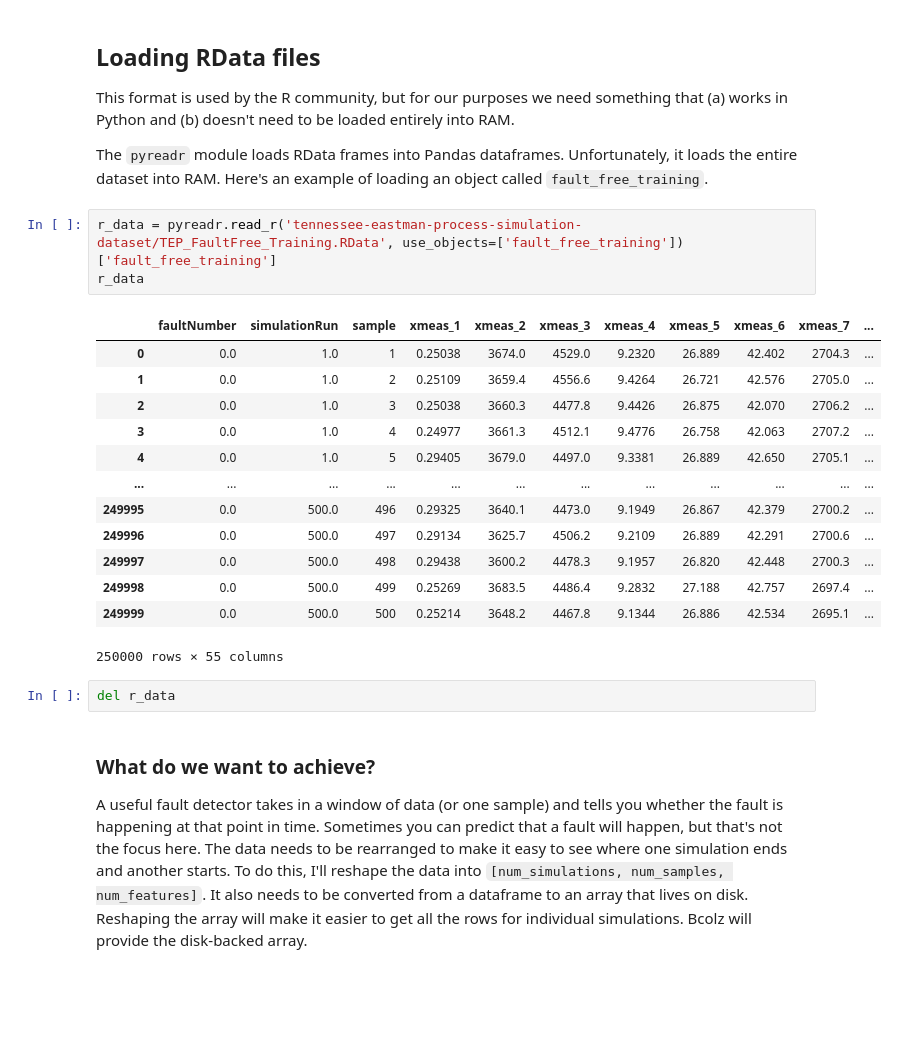
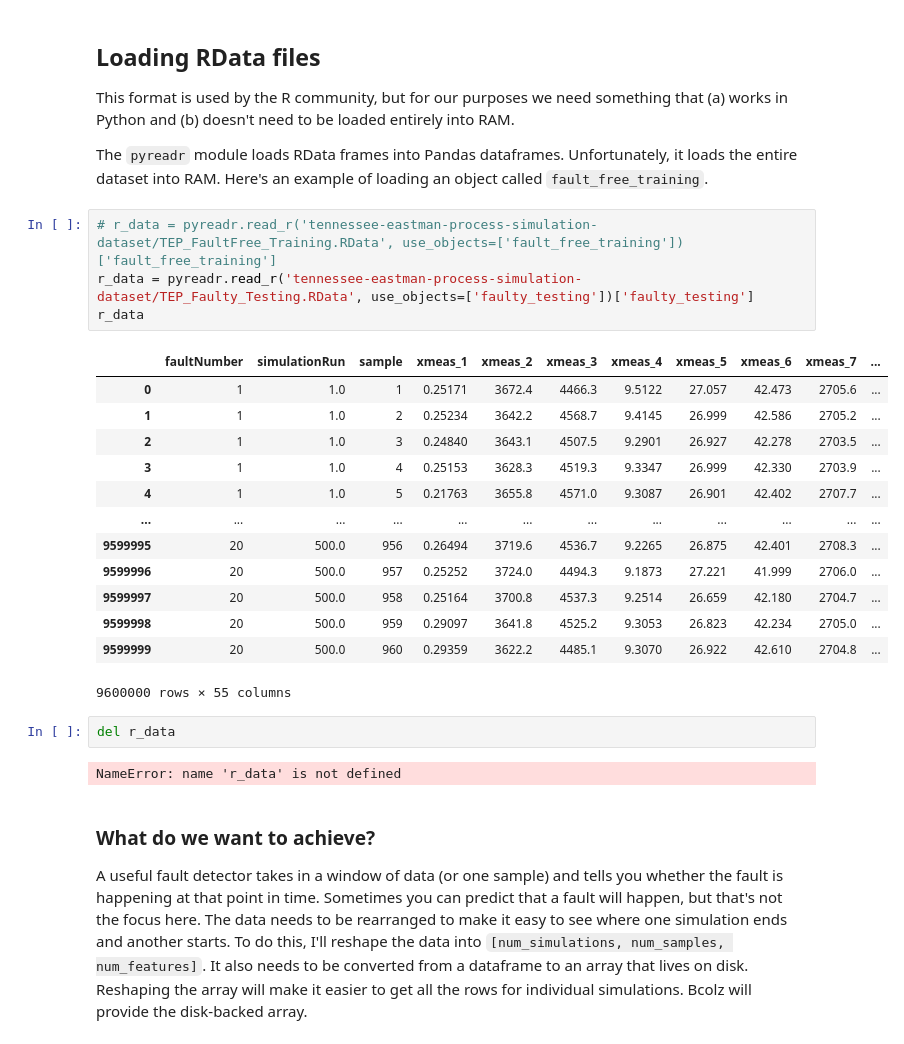
Before and after one commit to williamjshipman/MachineLearningProjects, a Jupyter notebook: MLWithBigDataOnALaptop/src/TEP_DataPrep.ipynb, the cells around one changed output. Saved outputs shown, nothing was run; the diff lists cells and outputs as text; blank space fills up the shorter version.

```diff
--- a/MLWithBigDataOnALaptop/src/TEP_DataPrep.ipynb
+++ b/MLWithBigDataOnALaptop/src/TEP_DataPrep.ipynb
@@ -39,24 +41,27 @@ This format is used by the R community, but for our purposes we need something t
 
 The `pyreadr` module loads RData frames into Pandas dataframes. Unfortunately, it loads the entire dataset into RAM. Here's an example of loading an object called `fault_free_training`.
 # %%
-r_data = pyreadr.read_r('tennessee-eastman-process-simulation-dataset/TEP_FaultFree_Training.RData', use_objects=['fault_free_training'])['fault_free_training']
+# r_data = pyreadr.read_r('tennessee-eastman-process-simulation-dataset/TEP_FaultFree_Training.RData', use_objects=['fault_free_training'])['fault_free_training']
+r_data = pyreadr.read_r('tennessee-eastman-process-simulation-dataset/TEP_Faulty_Testing.RData', use_objects=['faulty_testing'])['faulty_testing']
 r_data
 # %% [output]
 |  | faultNumber | simulationRun | sample | xmeas_1 | xmeas_2 | xmeas_3 | xmeas_4 | xmeas_5 | xmeas_6 | xmeas_7 | ... |
-| 0 | 0.0 | 1.0 | 1 | 0.25038 | 3674.0 | 4529.0 | 9.2320 | 26.889 | 42.402 | 2704.3 | ... |
-| 1 | 0.0 | 1.0 | 2 | 0.25109 | 3659.4 | 4556.6 | 9.4264 | 26.721 | 42.576 | 2705.0 | ... |
-| 2 | 0.0 | 1.0 | 3 | 0.25038 | 3660.3 | 4477.8 | 9.4426 | 26.875 | 42.070 | 2706.2 | ... |
-| 3 | 0.0 | 1.0 | 4 | 0.24977 | 3661.3 | 4512.1 | 9.4776 | 26.758 | 42.063 | 2707.2 | ... |
-| 4 | 0.0 | 1.0 | 5 | 0.29405 | 3679.0 | 4497.0 | 9.3381 | 26.889 | 42.650 | 2705.1 | ... |
+| 0 | 1 | 1.0 | 1 | 0.25171 | 3672.4 | 4466.3 | 9.5122 | 27.057 | 42.473 | 2705.6 | ... |
+| 1 | 1 | 1.0 | 2 | 0.25234 | 3642.2 | 4568.7 | 9.4145 | 26.999 | 42.586 | 2705.2 | ... |
+| 2 | 1 | 1.0 | 3 | 0.24840 | 3643.1 | 4507.5 | 9.2901 | 26.927 | 42.278 | 2703.5 | ... |
+| 3 | 1 | 1.0 | 4 | 0.25153 | 3628.3 | 4519.3 | 9.3347 | 26.999 | 42.330 | 2703.9 | ... |
+| 4 | 1 | 1.0 | 5 | 0.21763 | 3655.8 | 4571.0 | 9.3087 | 26.901 | 42.402 | 2707.7 | ... |
 | ... | ... | ... | ... | ... | ... | ... | ... | ... | ... | ... | ... |
-| 249995 | 0.0 | 500.0 | 496 | 0.29325 | 3640.1 | 4473.0 | 9.1949 | 26.867 | 42.379 | 2700.2 | ... |
-| 249996 | 0.0 | 500.0 | 497 | 0.29134 | 3625.7 | 4506.2 | 9.2109 | 26.889 | 42.291 | 2700.6 | ... |
-| 249997 | 0.0 | 500.0 | 498 | 0.29438 | 3600.2 | 4478.3 | 9.1957 | 26.820 | 42.448 | 2700.3 | ... |
-| 249998 | 0.0 | 500.0 | 499 | 0.25269 | 3683.5 | 4486.4 | 9.2832 | 27.188 | 42.757 | 2697.4 | ... |
-| 249999 | 0.0 | 500.0 | 500 | 0.25214 | 3648.2 | 4467.8 | 9.1344 | 26.886 | 42.534 | 2695.1 | ... |
+| 9599995 | 20 | 500.0 | 956 | 0.26494 | 3719.6 | 4536.7 | 9.2265 | 26.875 | 42.401 | 2708.3 | ... |
+| 9599996 | 20 | 500.0 | 957 | 0.25252 | 3724.0 | 4494.3 | 9.1873 | 27.221 | 41.999 | 2706.0 | ... |
+| 9599997 | 20 | 500.0 | 958 | 0.25164 | 3700.8 | 4537.3 | 9.2514 | 26.659 | 42.180 | 2704.7 | ... |
+| 9599998 | 20 | 500.0 | 959 | 0.29097 | 3641.8 | 4525.2 | 9.3053 | 26.823 | 42.234 | 2705.0 | ... |
+| 9599999 | 20 | 500.0 | 960 | 0.29359 | 3622.2 | 4485.1 | 9.3070 | 26.922 | 42.610 | 2704.8 | ... |
-250000 rows × 55 columns
+9600000 rows × 55 columns
 # %%
 del r_data
+# %% [output]
+NameError: name 'r_data' is not defined
 # %% [markdown]
 ### What do we want to achieve?
 
```
Also changed, not shown: parts of 14 cells of this notebook.
